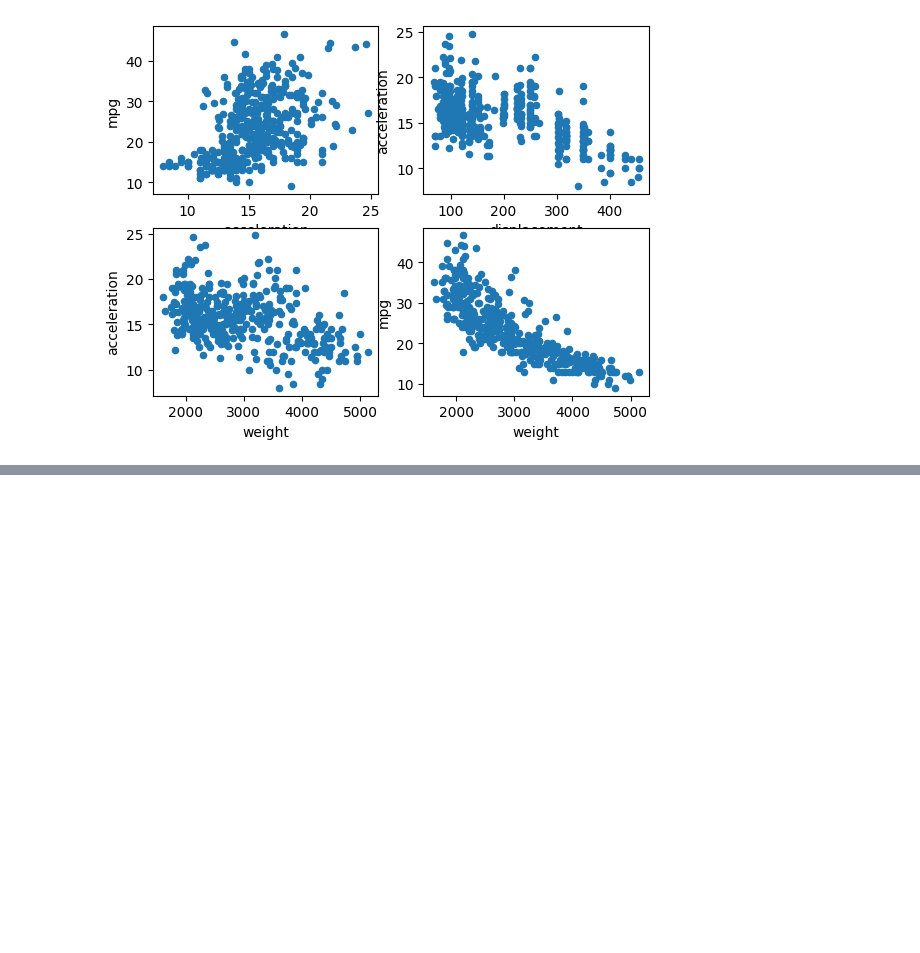
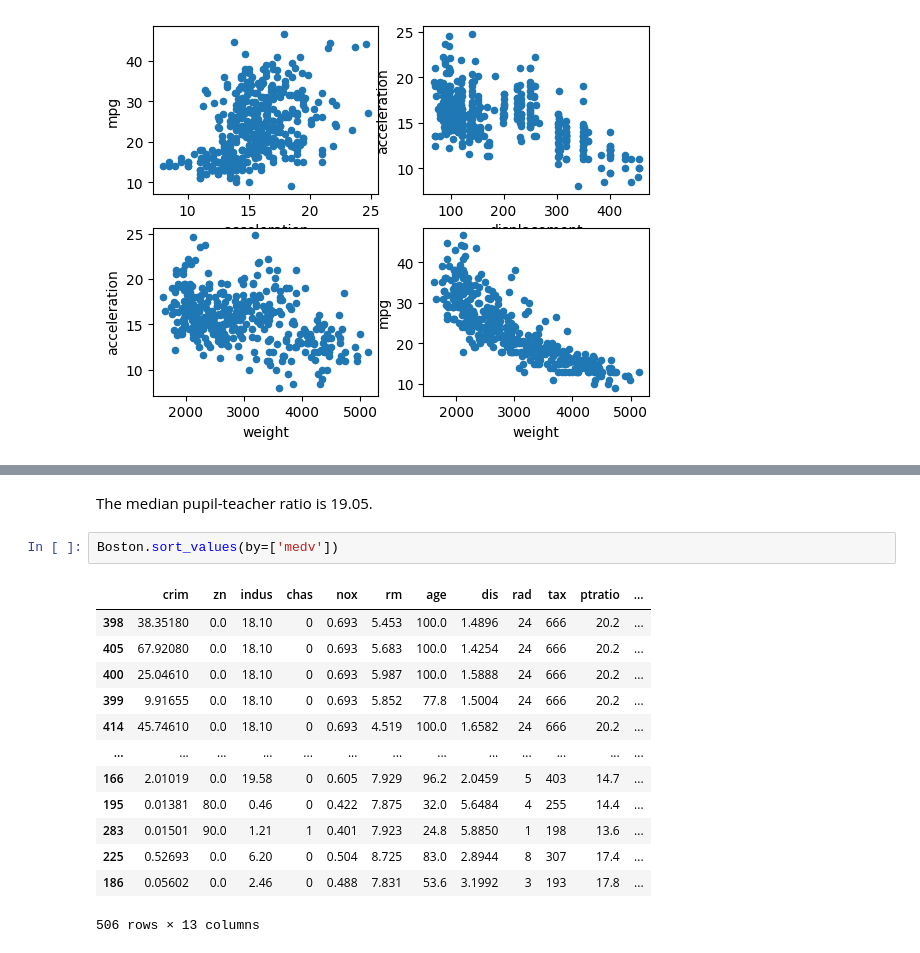
Before and after one commit to Squirrelcoding/ISLP, a Jupyter notebook: ISLP_Lab_1.ipynb, the cells around one changed output, grey strips where cells are left out. Saved outputs shown, nothing was run; the diff lists cells and outputs as text; blank space fills up the shorter version.

```diff
--- a/ISLP_Lab_1.ipynb
+++ b/ISLP_Lab_1.ipynb
@@ -390,0 +466,18 @@ auto.plot.scatter(x='weight', y='mpg', ax=ax[1, 1])
+# %% [markdown]
+The median pupil-teacher ratio is 19.05.
+# %%
+Boston.sort_values(by=['medv'])
+# %% [output]
+|  | crim | zn | indus | chas | nox | rm | age | dis | rad | tax | ptratio | ... |
+| 398 | 38.35180 | 0.0 | 18.10 | 0 | 0.693 | 5.453 | 100.0 | 1.4896 | 24 | 666 | 20.2 | ... |
+| 405 | 67.92080 | 0.0 | 18.10 | 0 | 0.693 | 5.683 | 100.0 | 1.4254 | 24 | 666 | 20.2 | ... |
+| 400 | 25.04610 | 0.0 | 18.10 | 0 | 0.693 | 5.987 | 100.0 | 1.5888 | 24 | 666 | 20.2 | ... |
+| 399 | 9.91655 | 0.0 | 18.10 | 0 | 0.693 | 5.852 | 77.8 | 1.5004 | 24 | 666 | 20.2 | ... |
+| 414 | 45.74610 | 0.0 | 18.10 | 0 | 0.693 | 4.519 | 100.0 | 1.6582 | 24 | 666 | 20.2 | ... |
+| ... | ... | ... | ... | ... | ... | ... | ... | ... | ... | ... | ... | ... |
+| 166 | 2.01019 | 0.0 | 19.58 | 0 | 0.605 | 7.929 | 96.2 | 2.0459 | 5 | 403 | 14.7 | ... |
+| 195 | 0.01381 | 80.0 | 0.46 | 0 | 0.422 | 7.875 | 32.0 | 5.6484 | 4 | 255 | 14.4 | ... |
+| 283 | 0.01501 | 90.0 | 1.21 | 1 | 0.401 | 7.923 | 24.8 | 5.8850 | 1 | 198 | 13.6 | ... |
+| 225 | 0.52693 | 0.0 | 6.20 | 0 | 0.504 | 8.725 | 83.0 | 2.8944 | 8 | 307 | 17.4 | ... |
+| 186 | 0.05602 | 0.0 | 2.46 | 0 | 0.488 | 7.831 | 53.6 | 3.1992 | 3 | 193 | 17.8 | ... |
+506 rows × 13 columns
```
Also changed, not shown: parts of 19 cells of this notebook.
